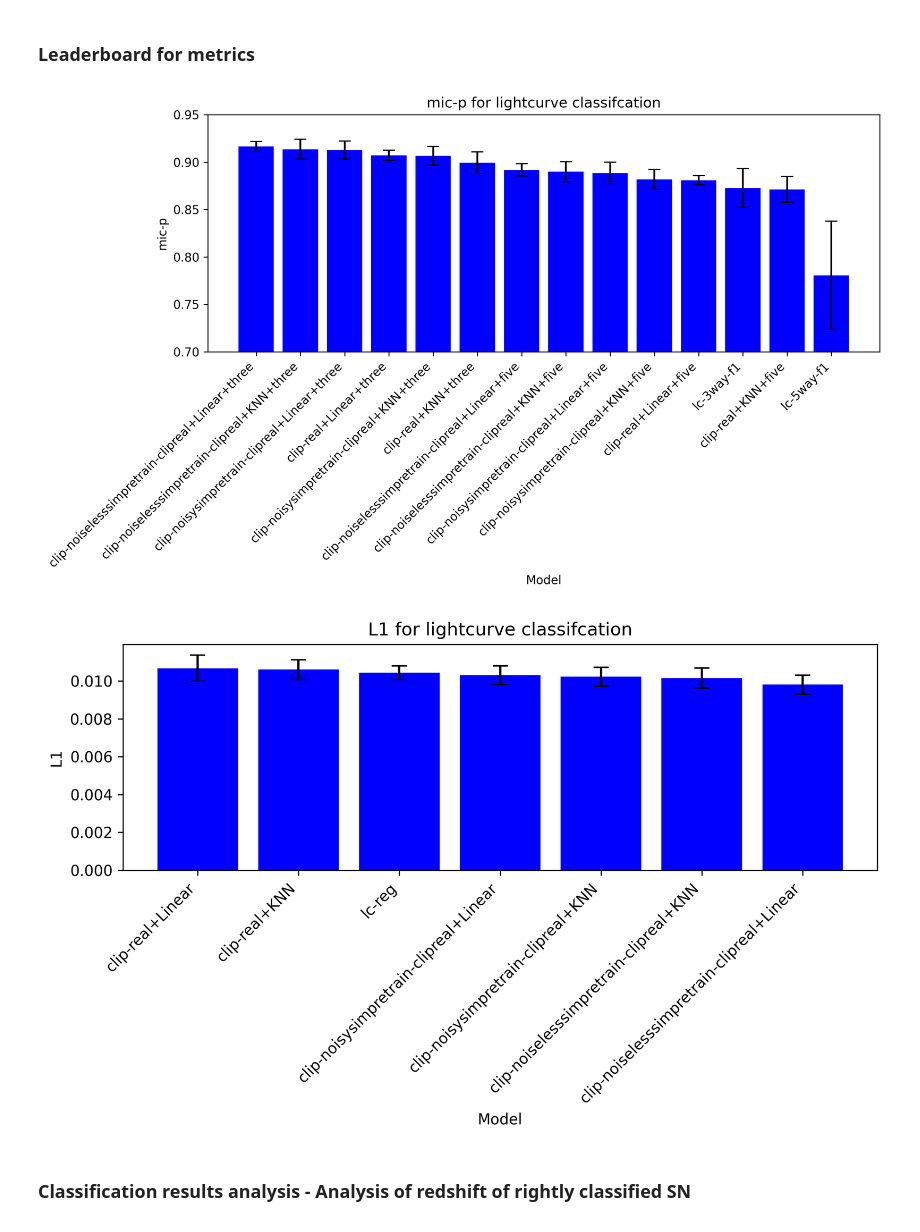
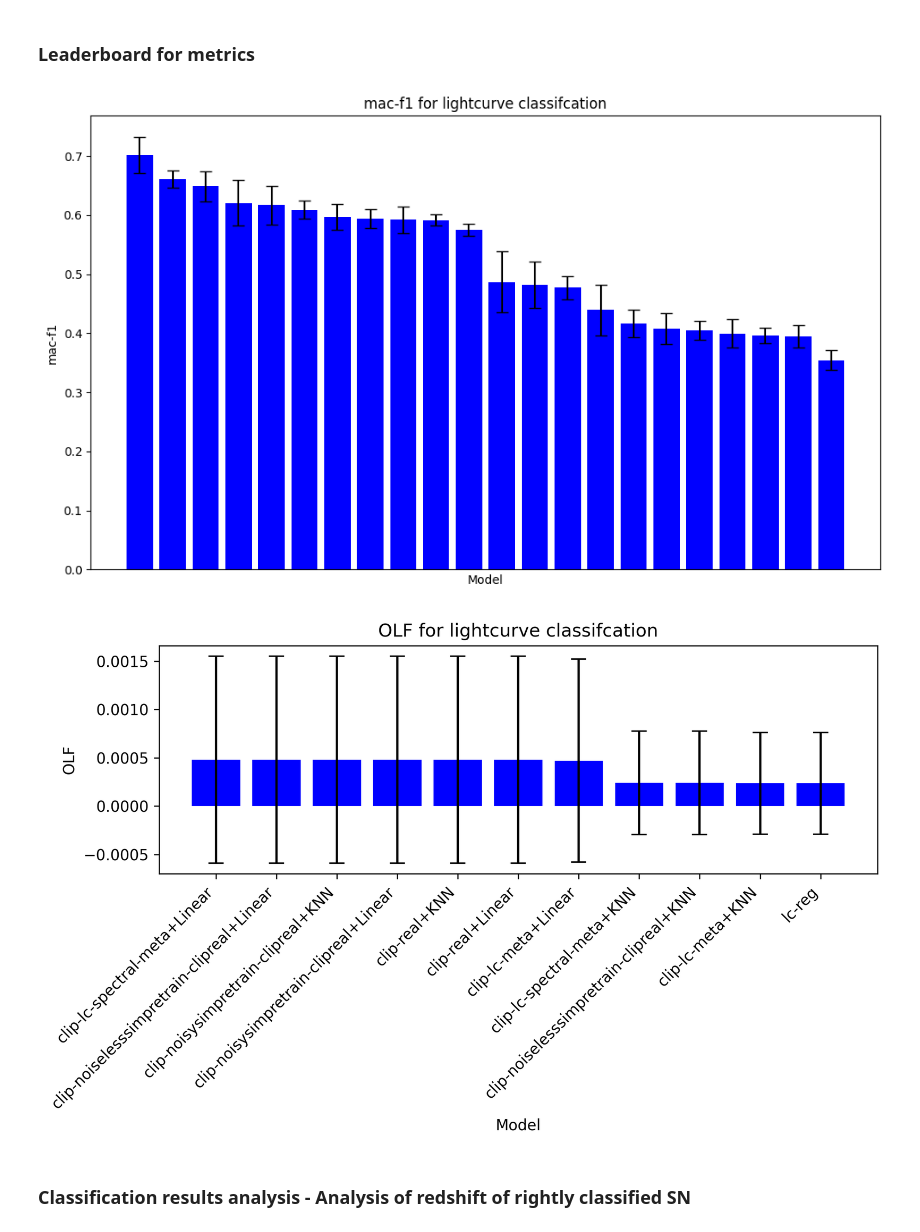
Before and after one commit to ThomasHelfer/multimodal-supernovae, a Jupyter notebook: plot_data.ipynb, the cells around one changed output. Saved outputs shown, nothing was run; the diff lists cells and outputs as text; code cells hidden in the pictures.

```diff
--- a/plot_data.ipynb
+++ b/plot_data.ipynb
@@ -56,43 +329,42 @@ merged_regression = mergekfold_results(collect_regression_results)
 # %%
 # Leaderboard in different metrics for classifications
 # ========================
-variable_name = "mic-p"  # Choose from ['mic-f1', 'mic-p', 'mic-r', 'mic-acc', 'mac-f1', 'mac-p', 'mac-r', 'mac-acc']
+variable_name = "mac-f1"  # Choose from ['mic-f1', 'mic-p', 'mic-r', 'mic-acc', 'mac-f1', 'mac-p', 'mac-r', 'mac-acc']
 modality = "lightcurve"
 # ========================
 
 lc_class_mean = class_mean[
     class_mean["Combination"] == modality
 ]  # .drop(columns=dropcols)
 lc_class_std = class_std[
     class_std["Combination"] == modality
 ]  # .drop(columns=dropcols)
 lc_class_mean = lc_class_mean.sort_values(by=variable_name, ascending=False)
 lc_class_std = lc_class_std.loc[lc_class_mean.index]
-plt.figure(figsize=(10, 6), dpi=300)
+plt.figure(figsize=(10, 6), dpi=100)
 plt.bar(
     lc_class_mean["Model"],
     lc_class_mean[variable_name],
     yerr=lc_class_std[variable_name],
     capsize=5,
     color="blue",
 )
-plt.ylim([0.7, 0.95])
+# plt.ylim([0.7, 0.95])
 plt.xlabel("Model")
+plt.xticks([])
 plt.ylabel(variable_name)
 plt.title(f"{variable_name} for lightcurve classifcation")
 plt.xticks(rotation=45, ha="right")
 plt.tight_layout()
 # %% [output]
-[figure, old version]
+[figure, new version]
 # %%
 # ========================
-variable_name = "L1"  # Choose [ L1	L2	R2	OLF]
+variable_name = "OLF"  # Choose [ L1	L2	R2	OLF]
 modality = "lightcurve"
 # ========================
 
-lc_reg_mean = reg_mean[
-    reg_mean["Combination"] == modality
-]  # .drop(columns=dropcols)
+lc_reg_mean = reg_mean[reg_mean["Combination"] == modality]  # .drop(columns=dropcols)
 lc_reg_std = reg_std[reg_std["Combination"] == modality]  # .drop(columns=dropcols)
 lc_reg_mean = lc_reg_mean.sort_values(by=variable_name, ascending=False)
 lc_reg_std = lc_reg_std.loc[lc_reg_mean.index]
@@ -110,7 +382,7 @@ plt.title(f"{variable_name} for lightcurve classifcation")
 plt.xticks(rotation=45, ha="right")
 plt.tight_layout()
 # %% [output]
-[figure, old version]
+[figure, new version]
 # %% [markdown]
 ### Classification results analysis - Analysis of redshift of rightly classified SN
 # %%
```
Also changed, not shown: parts of 18 cells of this notebook.
